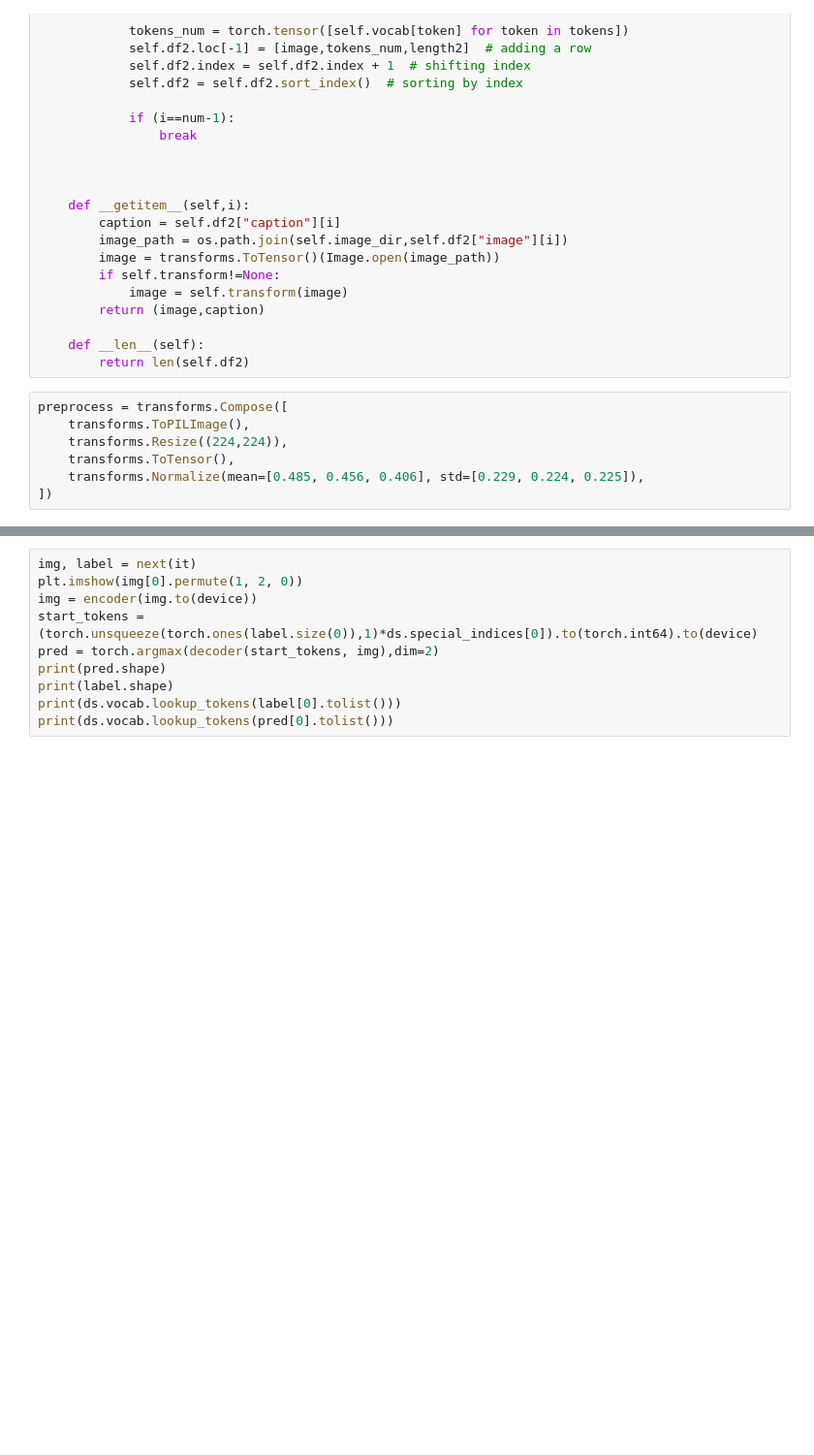
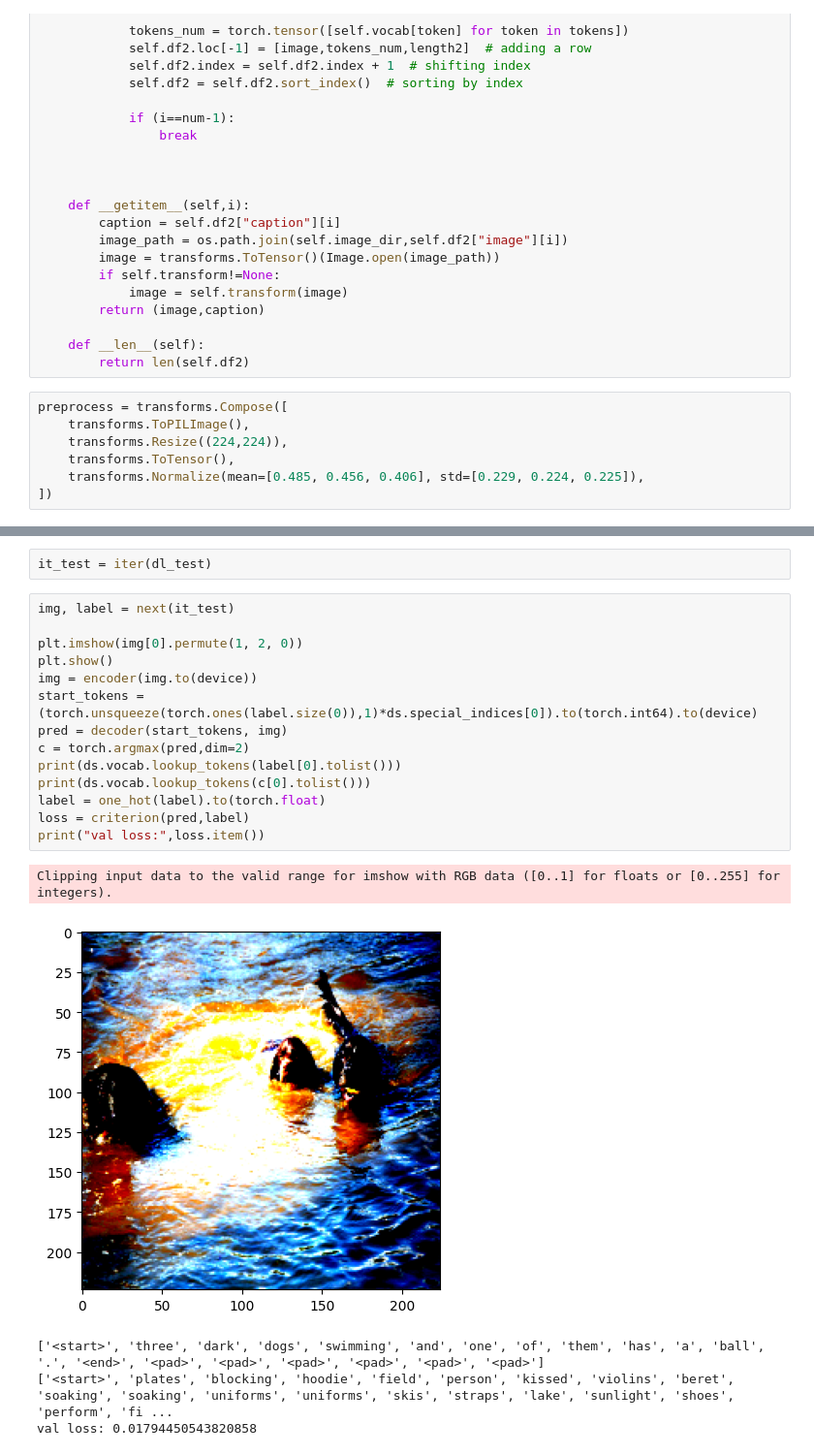
Before and after one commit to EkteMedium/Lab0_D7047E, a Jupyter notebook: Lab3/Image_captioning1.4.ipynb, the cells around one changed output, grey strips where cells are left out. Shown at 97% size. Drawn from its saved outputs; the diff is of its cells as text; blank space fills up the shorter version.

```diff
--- a/Lab3/Image_captioning1.4.ipynb
+++ b/Lab3/Image_captioning1.4.ipynb
@@ -423,10 +346,22 @@ WARNING:matplotlib.image:Clipping input data to the valid range for imshow with
+# %%
+it_test = iter(dl_test)
 # %%
-img, label = next(it)
+img, label = next(it_test)
+
 plt.imshow(img[0].permute(1, 2, 0))
+plt.show()
 img = encoder(img.to(device))
 start_tokens = (torch.unsqueeze(torch.ones(label.size(0)),1)*ds.special_indices[0]).to(torch.int64).to(device)
-pred = torch.argmax(decoder(start_tokens, img),dim=2)
-print(pred.shape)
-print(label.shape)
+pred = decoder(start_tokens, img)
+c = torch.argmax(pred,dim=2)
 print(ds.vocab.lookup_tokens(label[0].tolist()))
-print(ds.vocab.lookup_tokens(pred[0].tolist()))
+print(ds.vocab.lookup_tokens(c[0].tolist()))
+label = one_hot(label).to(torch.float)
+loss = criterion(pred,label)
+print("val loss:",loss.item())
+# %% [output]
+Clipping input data to the valid range for imshow with RGB data ([0..1] for floats or [0..255] for integers).
+[figure, added]
+['<start>', 'three', 'dark', 'dogs', 'swimming', 'and', 'one', 'of', 'them', 'has', 'a', 'ball', '.', '<end>', '<pad>', '<pad>', '<pad>', '<pad>', '<pad>', '<pad>']
+['<start>', 'plates', 'blocking', 'hoodie', 'field', 'person', 'kissed', 'violins', 'beret', 'soaking', 'soaking', 'uniforms', 'uniforms', 'skis', 'straps', 'lake', 'sunlight', 'shoes', 'perform', 'fi ...
+val loss: 0.01794450543820858
```
Also changed, not shown: parts of 11 cells of this notebook.
